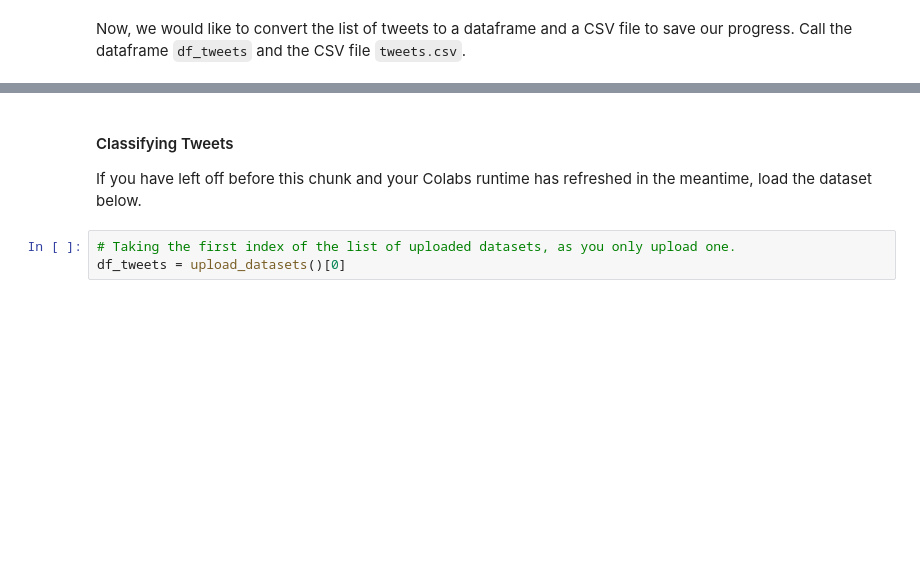
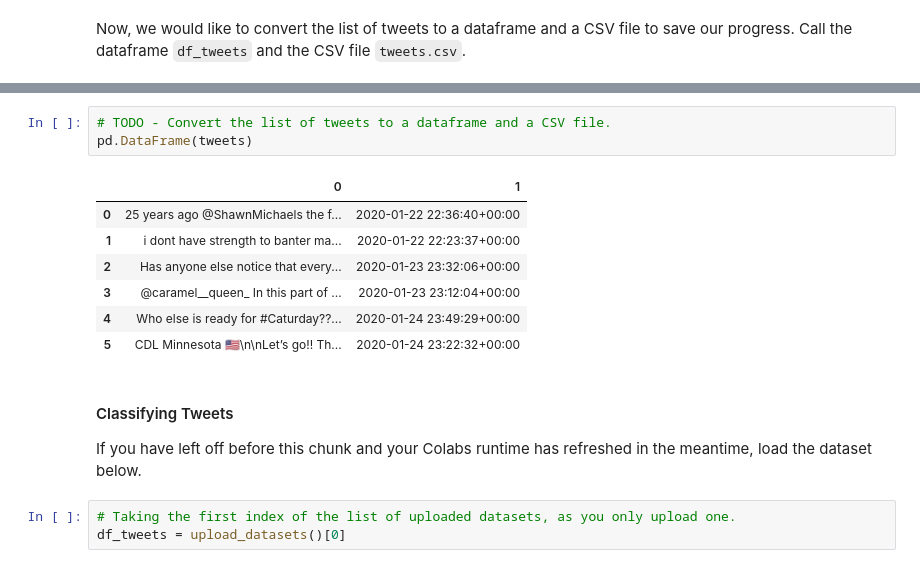
Before and after one commit to Py4Econ2023/COVID-Social-Cost, a Jupyter notebook: covid_happiness.ipynb, the cells around one changed output, grey strips where cells are left out. Cells and saved outputs as stored; diff of their text form; blank space fills up the shorter version.

```diff
--- a/covid_happiness.ipynb
+++ b/covid_happiness.ipynb
@@ -322,3 +305,14 @@ scrape_time_range(tweets, place_id, 2)
+# %%
+# TODO - Convert the list of tweets to a dataframe and a CSV file.
+pd.DataFrame(tweets)
+# %% [output]
+|  | 0 | 1 |
+| 0 | 25 years ago @ShawnMichaels the f... | 2020-01-22 22:36:40+00:00 |
+| 1 | i dont have strength to banter ma... | 2020-01-22 22:23:37+00:00 |
+| 2 | Has anyone else notice that every... | 2020-01-23 23:32:06+00:00 |
+| 3 | @caramel__queen_ In this part of ... | 2020-01-23 23:12:04+00:00 |
+| 4 | Who else is ready for #Caturday??... | 2020-01-24 23:49:29+00:00 |
+| 5 | CDL Minnesota 🇺🇸\n\nLet’s go!! Th... | 2020-01-24 23:22:32+00:00 |
 # %% [markdown]
 #### Classifying Tweets
 If you have left off before this chunk and your Colabs runtime has refreshed in the meantime, load the dataset below.
```
Also changed, not shown: parts of 5 cells of this notebook.
